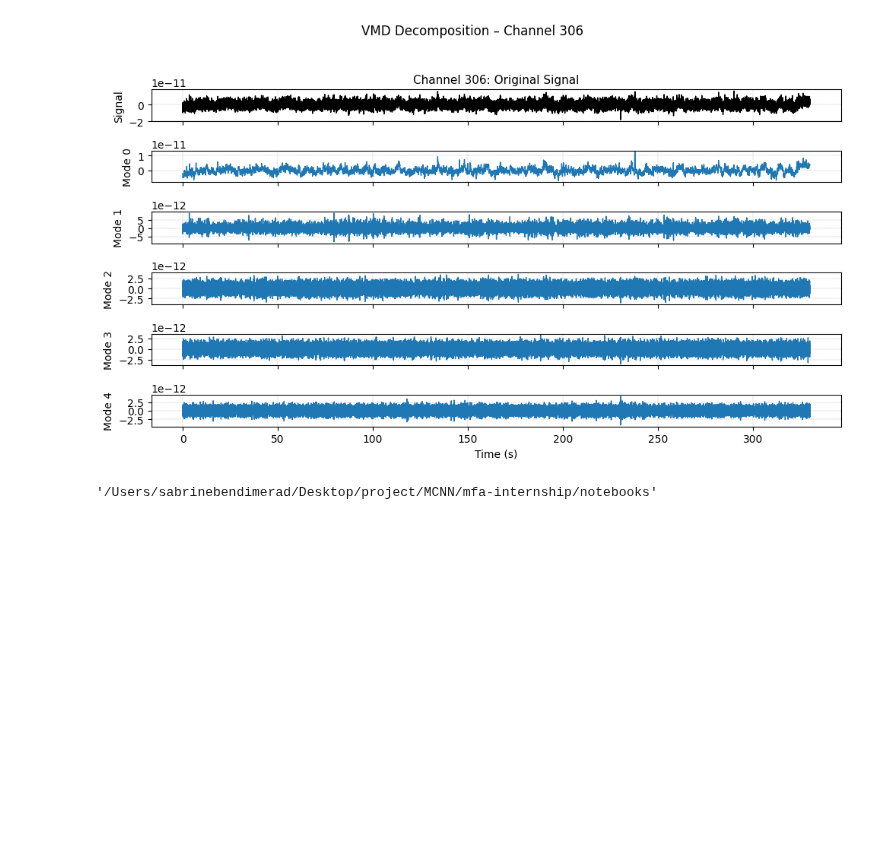
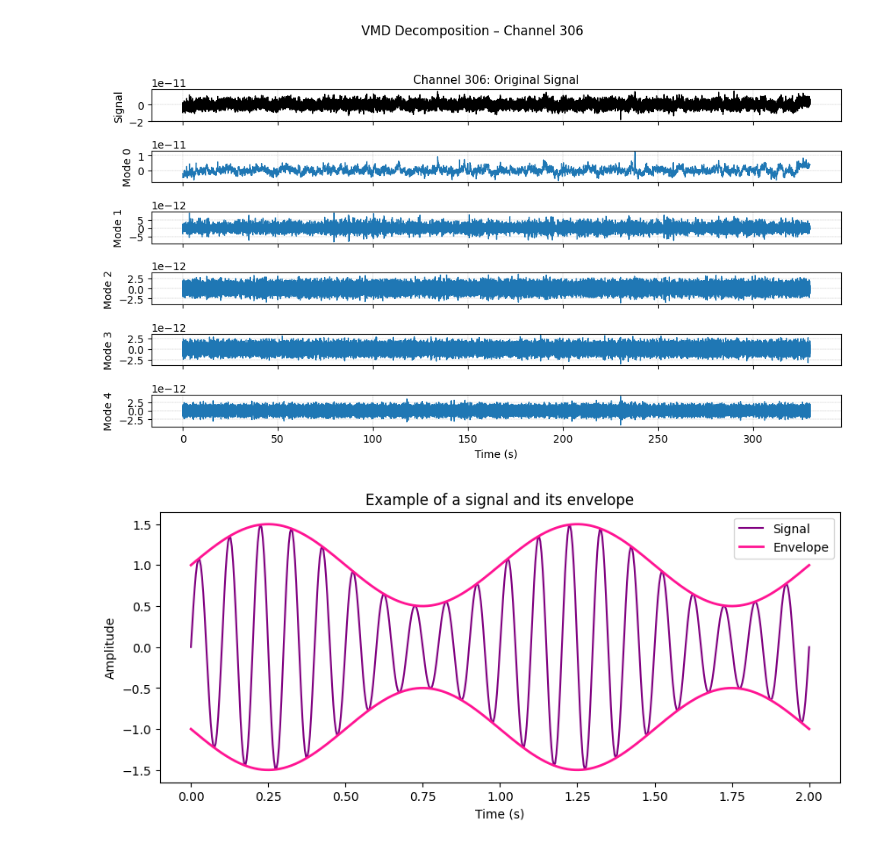
Before and after one commit to sbendimerad/mfa-internship, a Jupyter notebook: notebooks/Extra_animations.ipynb, the cells around one changed output. Saved outputs shown, nothing was run; the diff lists cells and outputs as text; code cells hidden in the pictures; blank space fills up the shorter version.

```diff
--- a/notebooks/Extra_animations.ipynb
+++ b/notebooks/Extra_animations.ipynb
@@ -656,6 +656,25 @@ Reading 0 ... 82499  =      0.000 ...   329.996 secs...
 [figure]
 [figure]
 # %%
-%pwd
+import numpy as np
+import matplotlib.pyplot as plt
+
+# Generate a simple oscillatory signal (10 Hz carrier modulated by 1 Hz envelope)
+fs = 250
+t = np.linspace(0, 2, fs*2)  # 2 seconds
+carrier = np.sin(2 * np.pi * 10 * t)  # 10 Hz
+modulator = 1 + 0.5 * np.sin(2 * np.pi * 1 * t)  # 1 Hz modulation
+signal = modulator * carrier
+envelope = np.abs(modulator)
+
+plt.figure(figsize=(10,4))
+plt.plot(t, signal, label="Signal", color="purple")
+plt.plot(t, envelope, label="Envelope", color="deeppink", linewidth=2)
+plt.plot(t, -envelope, color="deeppink", linewidth=2)
+plt.title("Example of a signal and its envelope", fontsize=12)
+plt.xlabel("Time (s)")
+plt.ylabel("Amplitude")
+plt.legend()
+plt.show()
 # %% [output]
-'/Users/sabrinebendimerad/Desktop/project/MCNN/mfa-internship/notebooks'
+[figure, added]
```
